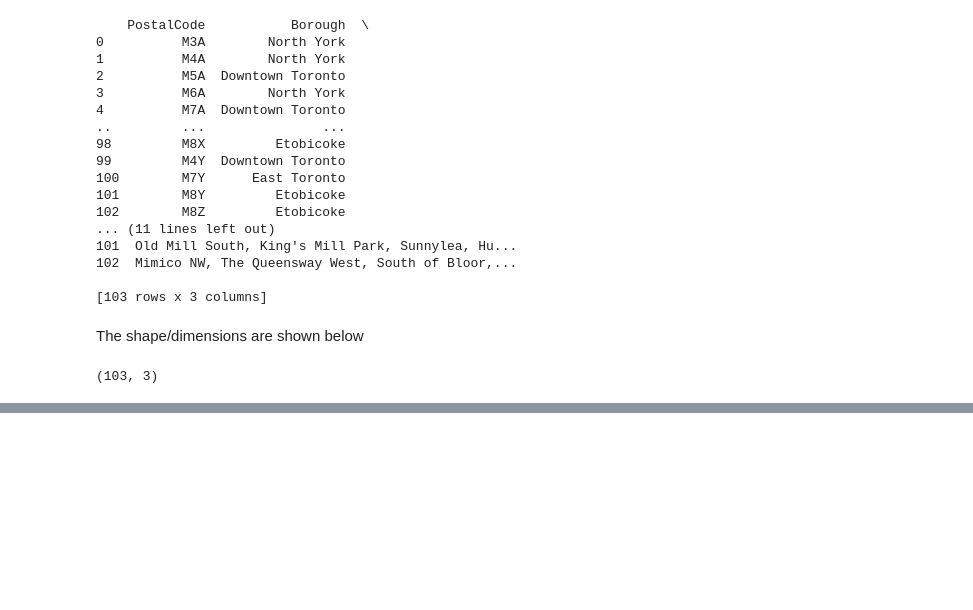
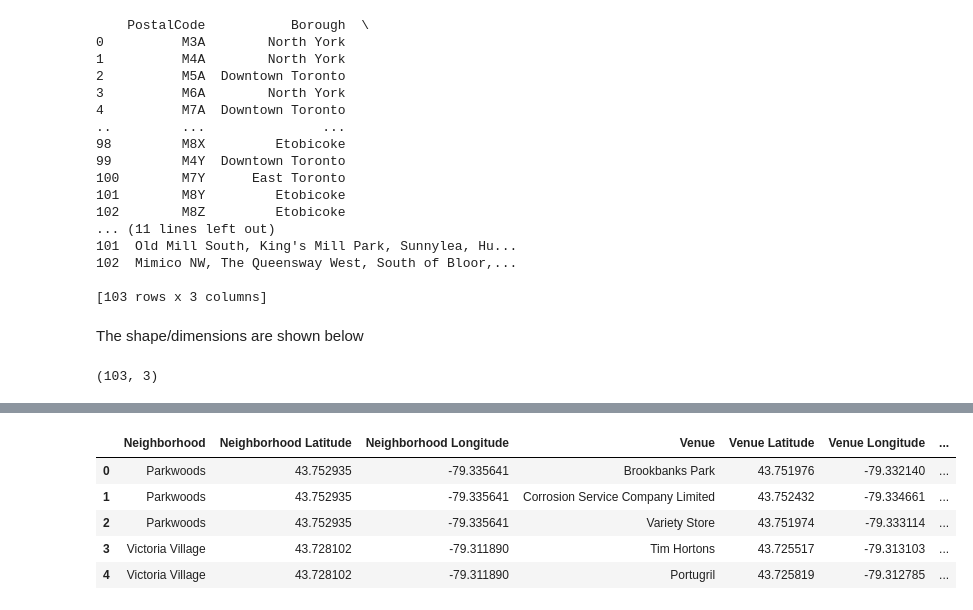
Before and after one commit to jddbucknole/Coursera_Capstone, a Jupyter notebook: Scraping_Toronto_Neighborhoods.ipynb, the cells around one changed output, grey strips where cells are left out. Cells and saved outputs as stored; diff of their text form; code cells hidden in the pictures; blank space fills up the shorter version.

```diff
--- a/Scraping_Toronto_Neighborhoods.ipynb
+++ b/Scraping_Toronto_Neighborhoods.ipynb
@@ -65,0 +113,4 @@ df.shape
+# %%
+df['Latitude']=latitude
+df['Longitude']=longitude
+print(df)
@@ -65,0 +163,21 @@ df.shape
+# %%
+
+import folium
+# create map of New York using latitude and longitude values
+map_toronto = folium.Map(location=[latitude, longitude], zoom_start=10)
+
+# add markers to map
+for lat, lng, borough, neighborhood in zip(df['Latitude'], df['Longitude'], df['Borough'], df['Neighborhood']):
+    label = '{}, {}'.format(neighborhood, borough)
+    label = folium.Popup(label, parse_html=True)
+    folium.CircleMarker(
+        [lat, lng],
+        radius=5,
+        popup=label,
+        color='blue',
+        fill=True,
+        fill_color='#3186cc',
+        fill_opacity=0.7,
+        parse_html=False).add_to(map_toronto)
+
+map_toronto
@@ -65,0 +190,6 @@ df.shape
+# %%
+CLIENT_ID = 'P3LFOI0HUBKFQDALQZ2VOV3NIZLPCWKMWROPMYMLPMANEO0J' # your Foursquare ID
+CLIENT_SECRET = 'QO0JSK5QW42O2K3JJBSXZRDSBEGHPC5AR20EIO5D40RWCE0F'
+VERSION = '20180605'
+LIMIT = 100
+radius = 500
@@ -65,0 +247,6 @@ df.shape
+# %%
+
+toronto_venues = getNearbyVenues(names=df['Neighborhood'],
+                                   latitudes=df['Latitude'],
+                                   longitudes=df['Longitude']
+                                  )
@@ -65,0 +271,9 @@ df.shape
+# %%
+toronto_venues.head()
+# %% [output]
+|  | Neighborhood | Neighborhood Latitude | Neighborhood Longitude | Venue | Venue Latitude | Venue Longitude | ... |
+| 0 | Parkwoods | 43.752935 | -79.335641 | Brookbanks Park | 43.751976 | -79.332140 | ... |
+| 1 | Parkwoods | 43.752935 | -79.335641 | Corrosion Service Company Limited | 43.752432 | -79.334661 | ... |
+| 2 | Parkwoods | 43.752935 | -79.335641 | Variety Store | 43.751974 | -79.333114 | ... |
+| 3 | Victoria Village | 43.728102 | -79.311890 | Tim Hortons | 43.725517 | -79.313103 | ... |
+| 4 | Victoria Village | 43.728102 | -79.311890 | Portugril | 43.725819 | -79.312785 | ... |
```
Also changed, not shown: parts of 35 cells of this notebook.
